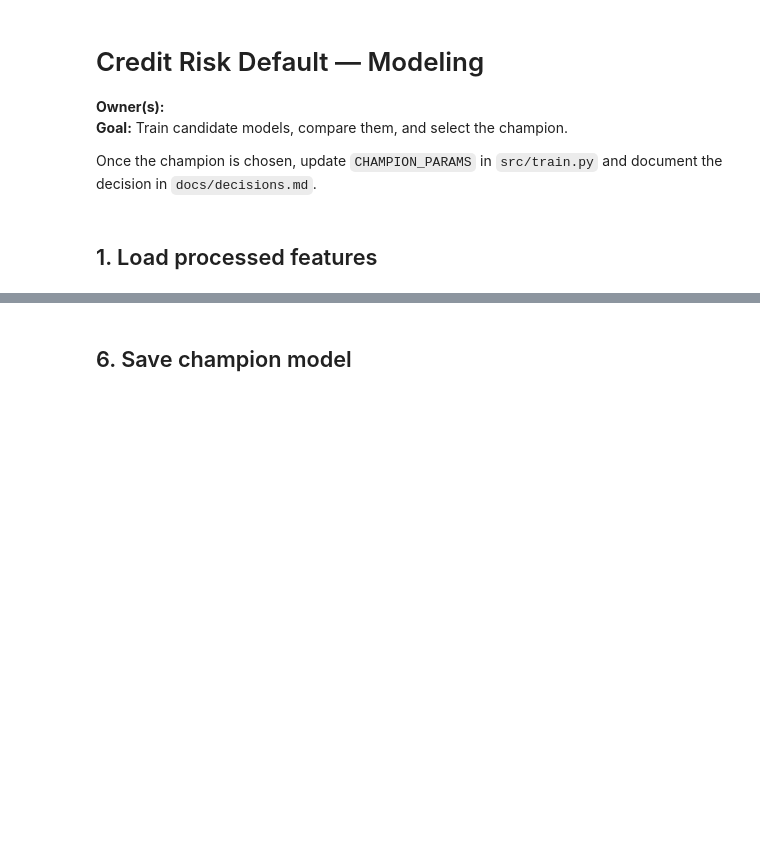
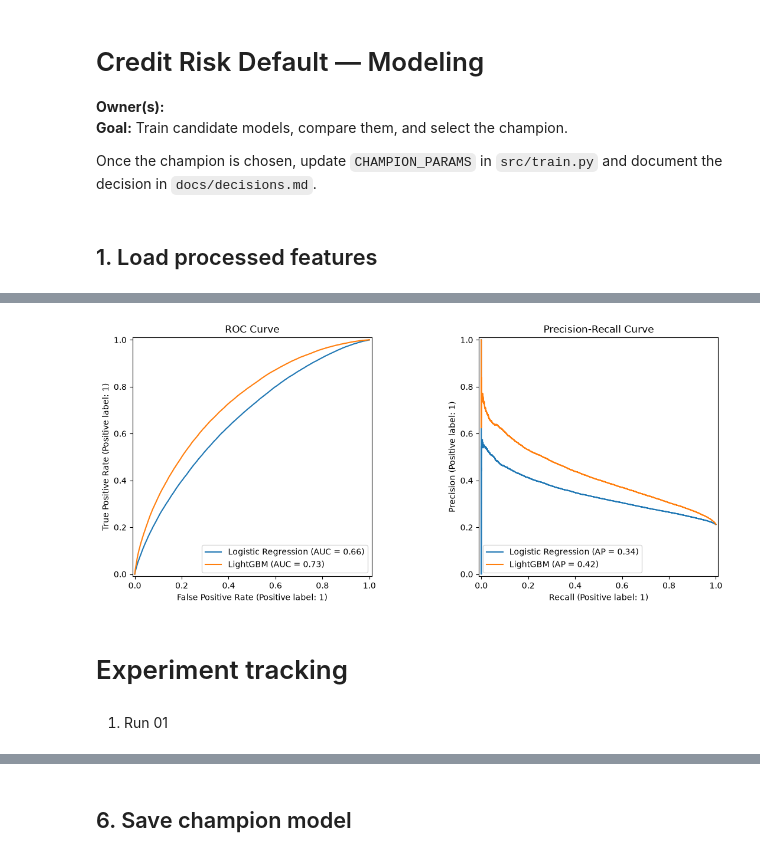
Before and after one commit to BuildersLab/Credit-Risk-Default, a Jupyter notebook: notebooks/03_modeling.ipynb, the cells around one changed output, grey strips where cells are left out. Cells and saved outputs as stored; diff of their text form; code cells hidden in the pictures; blank space fills up the shorter version.

```diff
--- a/notebooks/03_modeling.ipynb
+++ b/notebooks/03_modeling.ipynb
@@ -86,0 +162,16 @@ THRESHOLD = 0.5
+# %%
+# ---- 6. ROC and PR curves overlaid ----
+fig, axes = plt.subplots(1, 2, figsize=(12, 5))
+RocCurveDisplay.from_predictions(y_test, log_reg_probs, name='Logistic Regression', ax=axes[0])
+RocCurveDisplay.from_predictions(y_test, lgbm_probs, name='LightGBM', ax=axes[0])
+axes[0].set_title('ROC Curve')
+
+PrecisionRecallDisplay.from_predictions(y_test, log_reg_probs, name='Logistic Regression', ax=axes[1])
+PrecisionRecallDisplay.from_predictions(y_test, lgbm_probs, name='LightGBM', ax=axes[1])
+axes[1].set_title('Precision-Recall Curve')
+plt.tight_layout()
+plt.show()
+# %% [output]
+[figure, added]
+# %% [markdown]
+# Experiment tracking
@@ -86,0 +232,2 @@ THRESHOLD = 0.5
+# %% [markdown]
+1. Run 01
```
Also changed, not shown: parts of 38 cells of this notebook, 2 other files.
